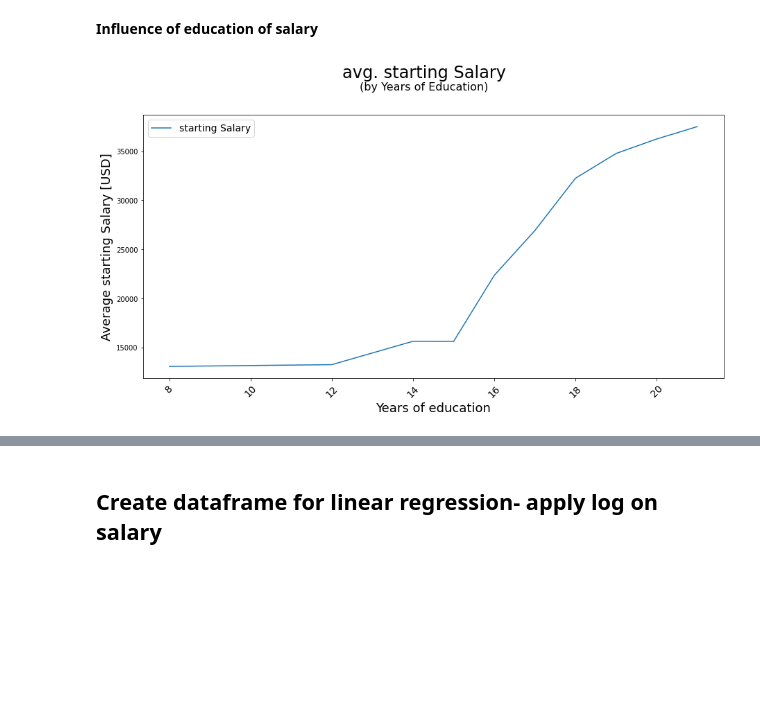
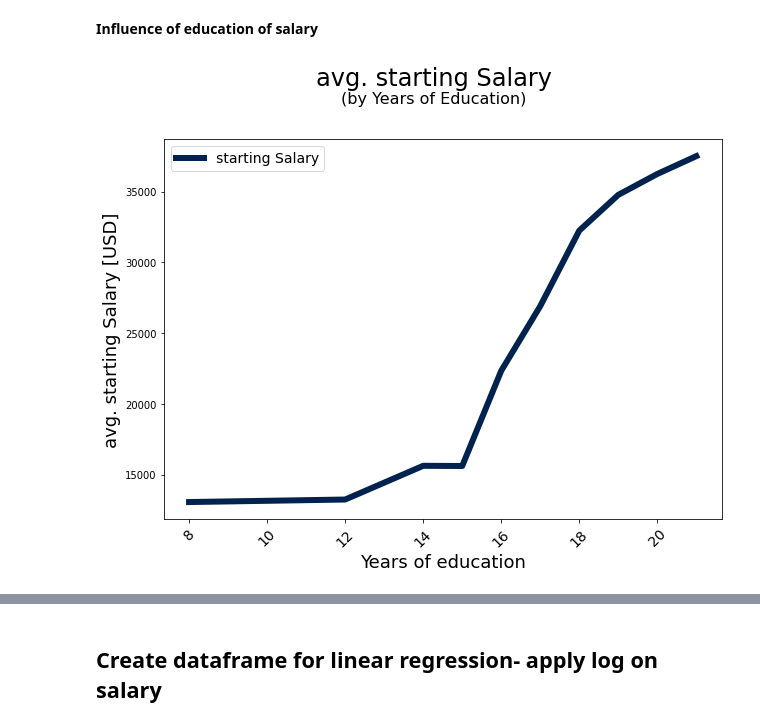
Before and after one commit to AIMPED/EDA_Bank_wages, a Jupyter notebook: EDA_work.ipynb, the cells around one changed output, grey strips where cells are left out. Saved outputs shown, nothing was run; the diff lists cells and outputs as text; code cells hidden in the pictures; blank space fills up the shorter version.

```diff
--- a/EDA_work.ipynb
+++ b/EDA_work.ipynb
@@ -238,18 +276,19 @@ plt.xticks([0,1,2],['admin','custodial','management'],rotation=45, fontsize=14);
 # %%
 gb_educ = df.groupby('educ')
 m = gb_educ['start_s'].mean().to_frame().reset_index()
-fig, ax = plt.subplots(figsize=(15,7))
-m.plot.line('educ','start_s',ax=ax)
+fig, ax = plt.subplots(figsize=(10,7))
+m.plot.line('educ','start_s',ax=ax,colormap='cividis',linewidth=6)
 #gb_educ['start_s'].mean().plot(kind='bar', edgecolor='black', alpha=0.5, ax=ax, colormap='cividis')
 
 fig.text(s="avg. starting Salary",x=.5,y=1.0, fontsize = 24,ha='center', va='center')
 fig.text(s='(by Years of Education)',x= .5,y=0.96, fontsize=16,ha='center', va='center')
 plt.xlabel("Years of education",fontsize=18)
-plt.ylabel("Average starting Salary [USD]", fontsize = 18)
+plt.ylabel("avg. starting Salary [USD]", fontsize = 18)
 plt.legend((['starting Salary']),fontsize=14)
-plt.xticks(rotation=45, fontsize=14);
+plt.xticks(rotation=45, fontsize=14)
+plt.savefig('salary_education.png',facecolor='w',bbox_inches='tight')
 # %% [output]
-[figure, old version]
+[figure, new version]
 # %%
 gb_educ_job = df.groupby(['educ','jobcat'])
 #n=gb_job_educ['start_s'].mean()
```
Also changed, not shown: parts of 25 cells of this notebook, 2 other files.
